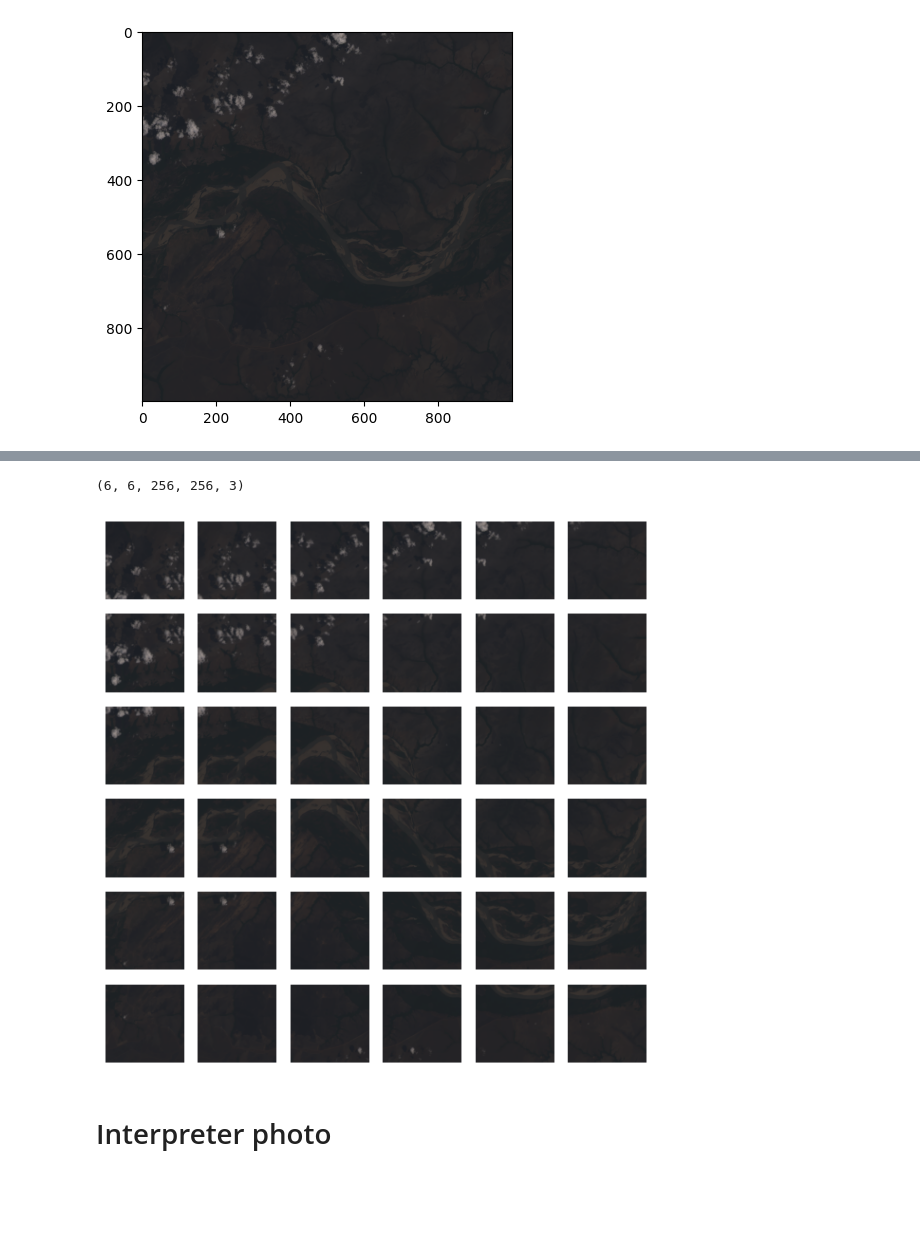
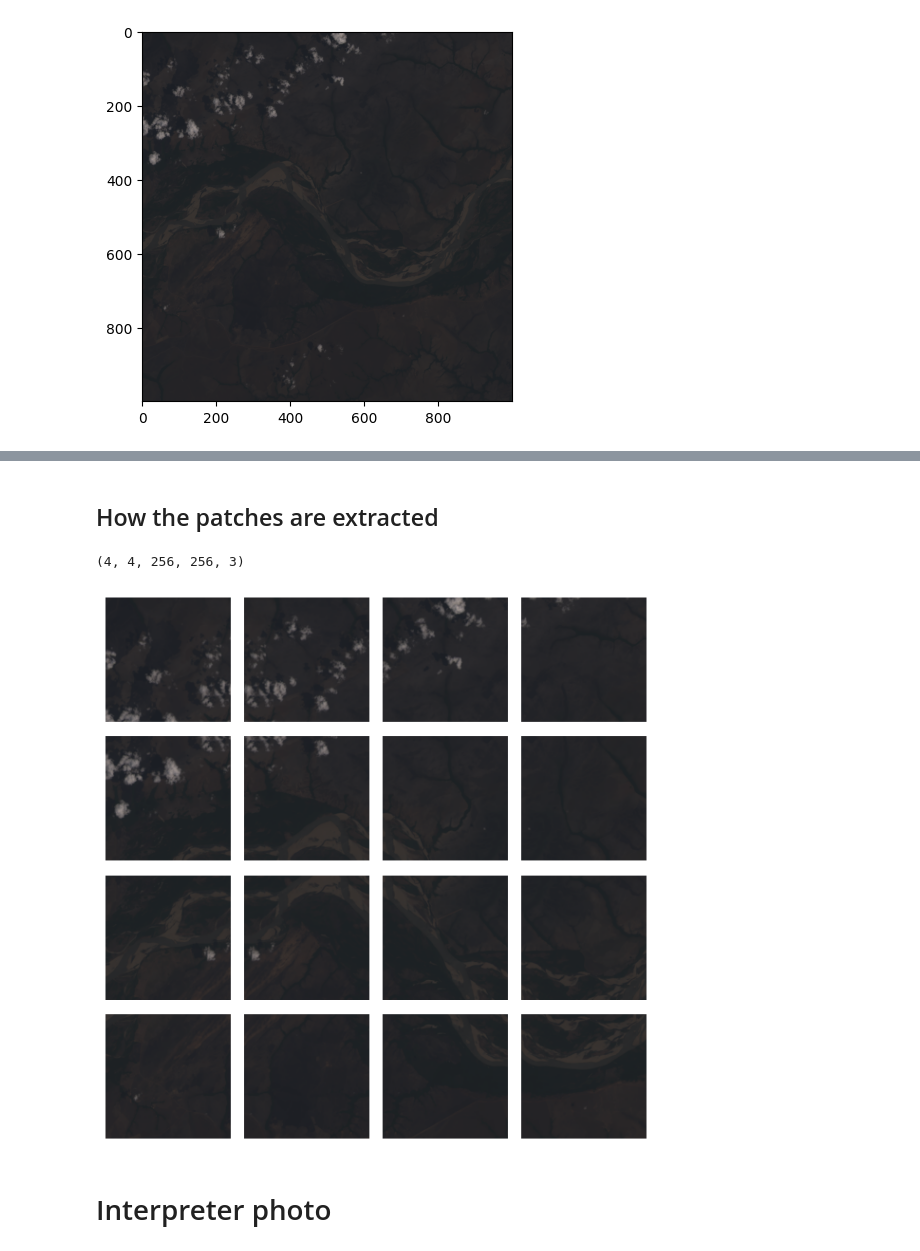
Before and after one commit to toelt-llc/cloud_segmentation_comparative, a Jupyter notebook: Datasets exploration/EDA_SPARCS.ipynb, the cells around one changed output, grey strips where cells are left out. Cells and saved outputs as stored; diff of their text form; code cells hidden in the pictures; blank space fills up the shorter version.

Commit message:
Upgraded visualizations

```diff
--- a/Datasets exploration/EDA_SPARCS.ipynb
+++ b/Datasets exploration/EDA_SPARCS.ipynb
@@ -166,41 +184,46 @@ plt.imshow(im)
+# %% [markdown]
+## How the patches are extracted
 # %%
-# How the patches are extracted
+# Load image
+im = (data[:,:,1:4]/65535.0)*255.0
+im = im.astype(np.uint8)
+im = rgb_image_from_bands_array(im)
 
-patch_size = (240, 240, 3)
-stride = 160
+patch_size = (256, 256, 3)
+stride = 256-64
 
-# patch_size = (256, 256, 3)
-# stride = 128
 
 def extract_patches(image, patch_size, stride):
     patches = view_as_windows(image, patch_size, step=stride)
     patches = np.squeeze(patches)
     return patches
 
 ims_patches = extract_patches(im, patch_size, stride)
 
 print(ims_patches.shape)
 
 # ims_patches = patches[:26]
 # Create the subplots
-fig, axs = plt.subplots(5, 5, figsize=(6, 6))
+# fig, axs = plt.subplots(5, 5, figsize=(6, 6))
 # fig, axs = plt.subplots(6, 6, figsize=(6, 6))
+fig, axs = plt.subplots(4, 4, figsize=(6, 6))
+
 
 
 # Iterate over the bands and plot each slice
 for x in range(ims_patches.shape[0]):
     for y in range(ims_patches.shape[1]):
         axs[x][y].imshow(ims_patches[x, y, :], vmin=0, vmax=255)
         axs[x][y].axis('off')
 
 # Adjust spacing between subplots
 plt.tight_layout()
 
 # Display the subplots
 plt.show()
 # %% [output]
-(6, 6, 256, 256, 3)
+(4, 4, 256, 256, 3)
-[figure, old version]
+[figure, new version]
 # %% [markdown]
 # Interpreter photo
 # %%
```
Also changed, not shown: parts of 14 cells of this notebook, 4 other files.
